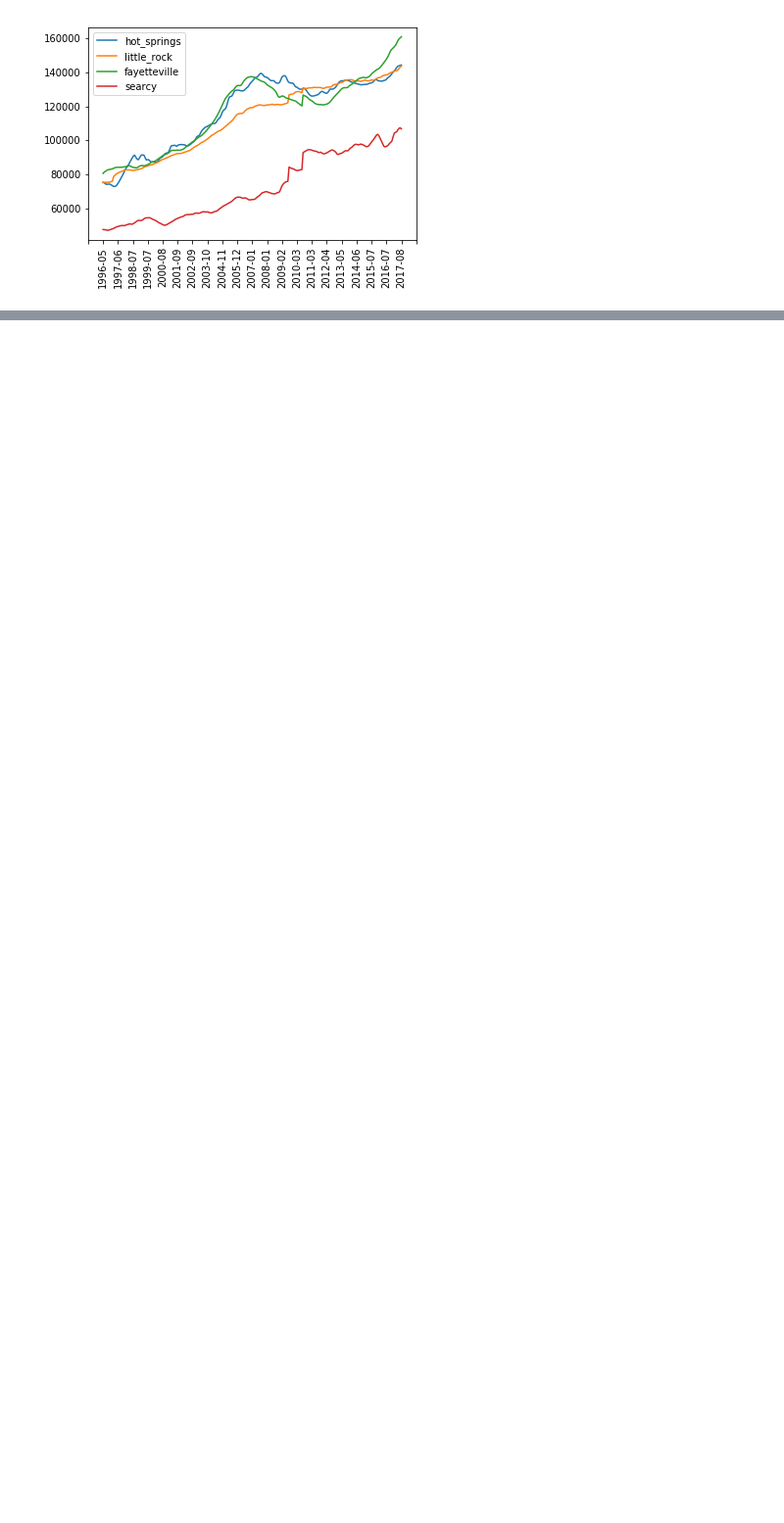
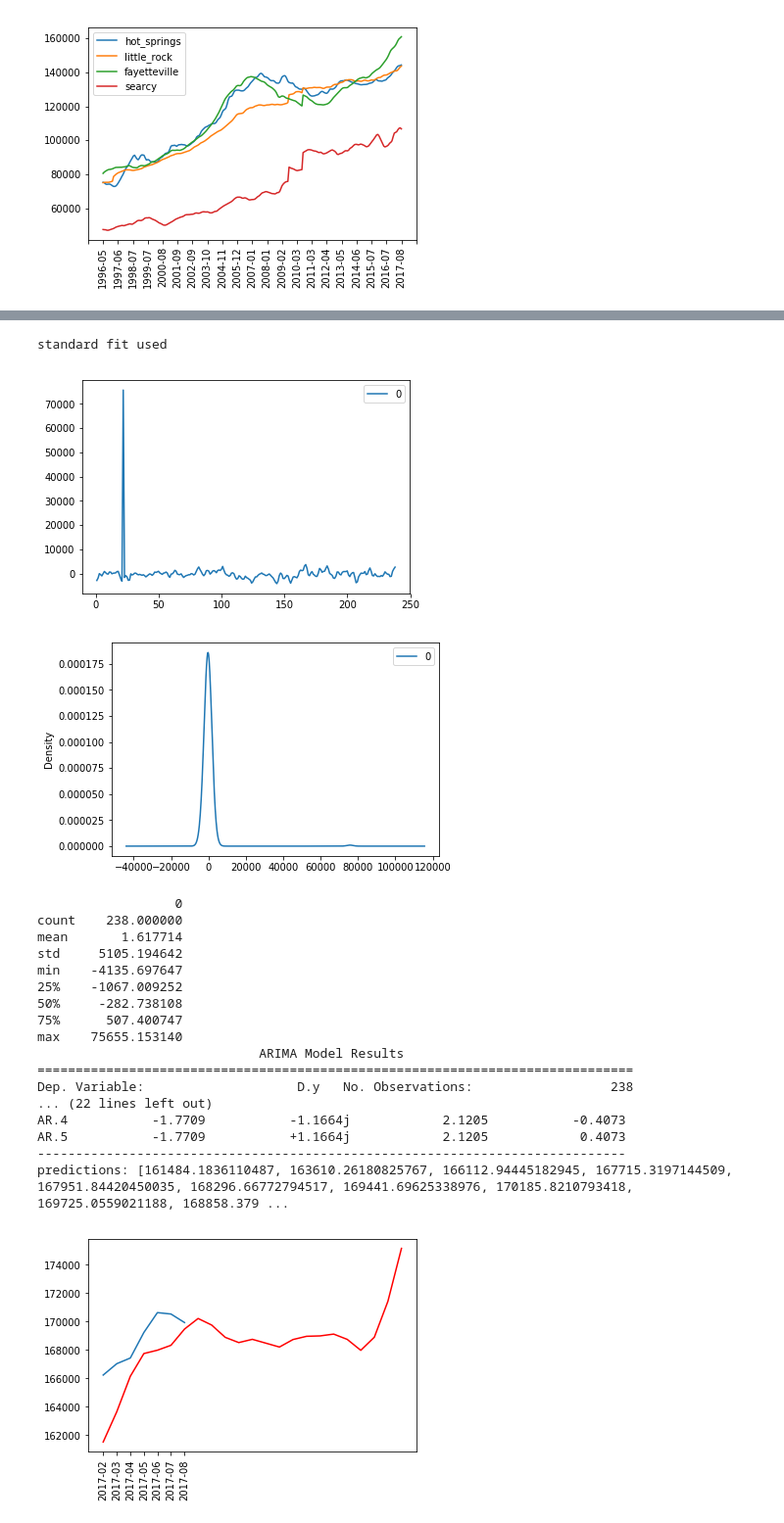
Before and after one commit to jeff1evesque/ist-718-lab, a Jupyter notebook: lab2/assignment.ipynb, the cells around one changed output, grey strips where cells are left out. Shown at 98% size. Cells and saved outputs as stored; diff of their text form; code cells hidden in the pictures; blank space fills up the shorter version.

```diff
--- a/lab2/assignment.ipynb
+++ b/lab2/assignment.ipynb
@@ -319,7 +351,7 @@ def compute_arima(
     d=0,
     delta=(12-len(df_test)) + 18,
     alpha=0.05,
-    residuals_plot=False,
+    rplot=False,
     summary=False
 ):
     #
@@ -374,7 +406,7 @@ def compute_arima(
     #
     if model_fit:
         output = model_fit.forecast(steps=delta, alpha=alpha)[0]
-        if residuals_plot:
+        if rplot:
             residuals_plot(model_fit)
         if summary:
             print(model_fit.summary())
@@ -470,18 +540,40 @@ sorted_results = sorted(agg, key=lambda x: (x['difference']))
 # %%
 # best 4 models
 for model in sorted_results[:4]:
     # get data
     zipcode = model['zipcode']
     data_zipcode = df_zipcode_clean[[zipcode]]
     data_train = data_zipcode.T[train_columns].T
 
     # compute_arima
     predictions = compute_arima(
         data_train.iloc[:,0],
         q=1,
-        residuals_plot=True,
+        rplot=True,
         summary=True
     )
 
     # plot predictions
     rolling_plot(data_zipcode.T[test_columns].T, predictions)
+# %% [output]
+standard fit used
+[figure, added]
+[figure, added]
+                  0
+count    238.000000
+mean       1.617714
+std     5105.194642
+min    -4135.697647
+25%    -1067.009252
+50%     -282.738108
+75%      507.400747
+max    75655.153140
+                             ARIMA Model Results
+==============================================================================
+Dep. Variable:                    D.y   No. Observations:                  238
+... (22 lines left out)
+AR.4           -1.7709           -1.1664j            2.1205           -0.4073
+AR.5           -1.7709           +1.1664j            2.1205            0.4073
+-----------------------------------------------------------------------------
+predictions: [161484.1836110487, 163610.26180825767, 166112.94445182945, 167715.3197144509, 167951.84420450035, 168296.66772794517, 169441.69625338976, 170185.8210793418, 169725.0559021188, 168858.379 ...
+[figure, added]
```
Also changed, not shown: parts of 10 cells of this notebook.
